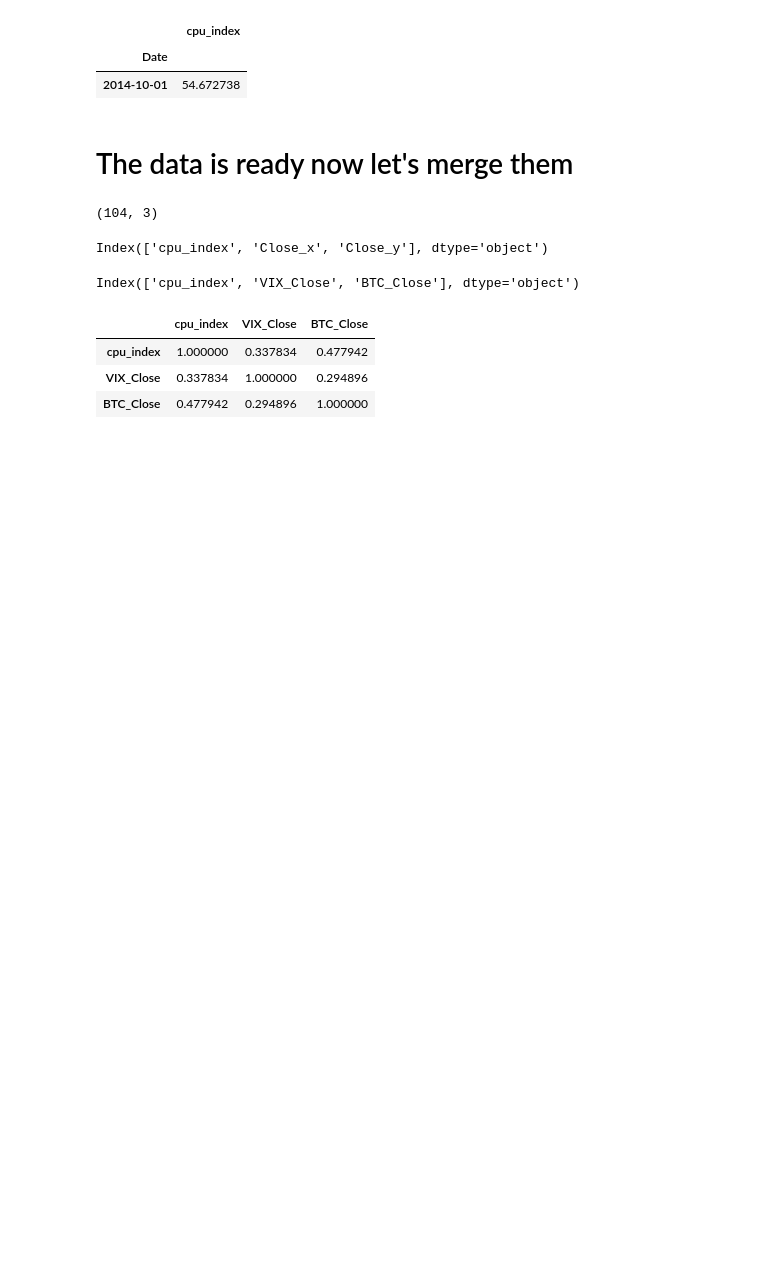
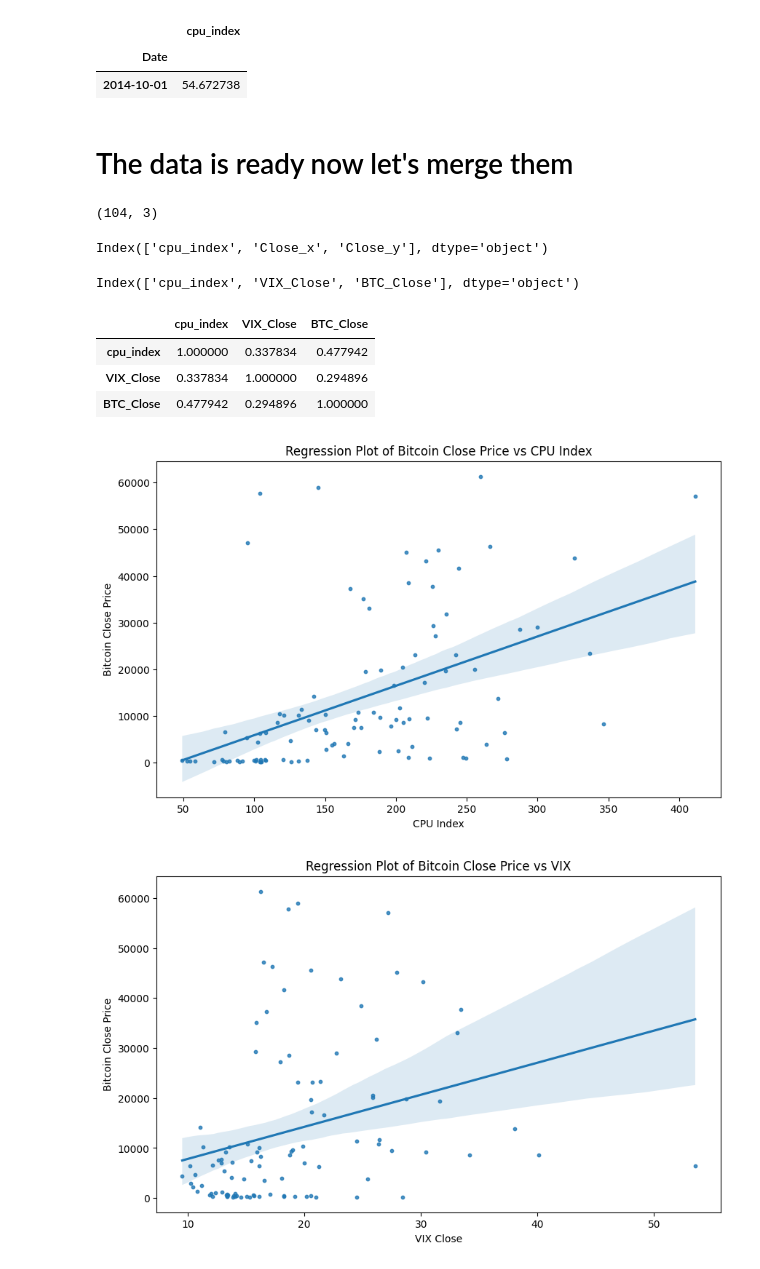
Before and after one commit to idriskhattak/Impact-of-Environment-on-BTICOIN, a Jupyter notebook: Merging the datasets.ipynb, the cells around one changed output. Cells and saved outputs as stored; diff of their text form; code cells hidden in the pictures; blank space fills up the shorter version.

Commit message:
Created plots

```diff
--- a/Merging the datasets.ipynb
+++ b/Merging the datasets.ipynb
@@ -203,3 +203,25 @@ merged_data.corr()
 corr = merged_data.corr()
 # %%
 corr.to_csv('DATA/CPU+VIX+BTC_Corr.csv')
+# %%
+import seaborn as sns
+import matplotlib.pyplot as plt
+
+# Create a regression plot for BTC and CPU
+plt.figure(figsize=(10, 6))
+sns.regplot(x='cpu_index', y='BTC_Close', data=merged_data, scatter_kws={'s': 10})
+plt.xlabel('CPU Index')
+plt.ylabel('Bitcoin Close Price')
+plt.title('Regression Plot of Bitcoin Close Price vs CPU Index')
+plt.show()
+
+# Create a regression plot for BTC and VIX
+plt.figure(figsize=(10, 6))
+sns.regplot(x='VIX_Close', y='BTC_Close', data=merged_data, scatter_kws={'s': 10})
+plt.xlabel('VIX Close')
+plt.ylabel('Bitcoin Close Price')
+plt.title('Regression Plot of Bitcoin Close Price vs VIX')
+plt.show()
+# %% [output]
+[figure, added]
+[figure, added]
```
Also changed, not shown: 2 other files.
